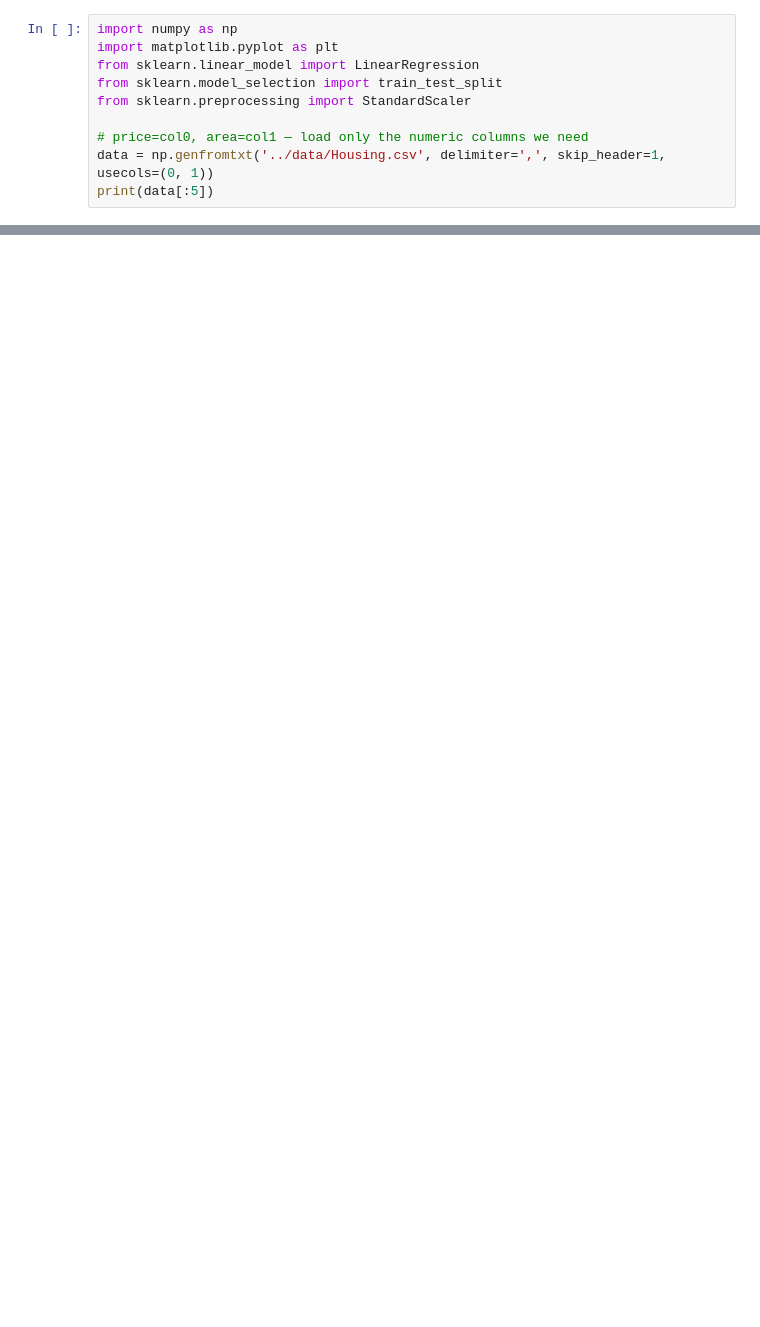
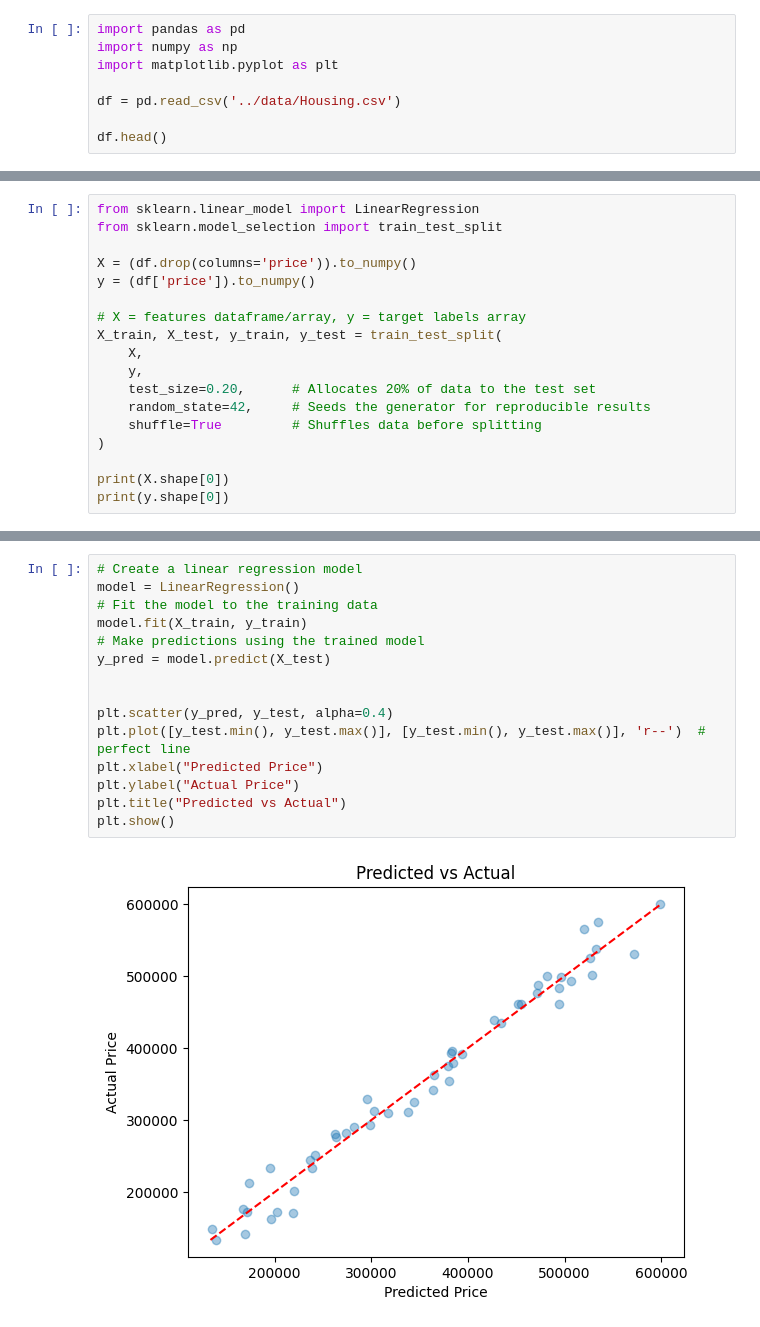
Before and after one commit to ilijahristov/machine-learning, a Jupyter notebook: feature_scaling/feature_scaling.ipynb, the cells around one changed output, grey strips where cells are left out. Saved outputs shown, nothing was run; the diff lists cells and outputs as text; blank space fills up the shorter version.

```diff
--- a/feature_scaling/feature_scaling.ipynb
+++ b/feature_scaling/feature_scaling.ipynb
@@ -22,12 +22,10 @@ For Feature Scaling particularly there exist 3 main ways of implementation:
 * Z score Normalization
 * Mean(min-max) normalization
 # %%
+import pandas as pd
 import numpy as np
 import matplotlib.pyplot as plt
-from sklearn.linear_model import LinearRegression
-from sklearn.model_selection import train_test_split
-from sklearn.preprocessing import StandardScaler
 
-# price=col0, area=col1 — load only the numeric columns we need
-data = np.genfromtxt('../data/Housing.csv', delimiter=',', skip_header=1, usecols=(0, 1))
-print(data[:5])
+df = pd.read_csv('../data/Housing.csv')
+
+df.head()
@@ -65,0 +57,18 @@ plt.show()
+# %%
+from sklearn.linear_model import LinearRegression
+from sklearn.model_selection import train_test_split
+
+X = (df.drop(columns='price')).to_numpy()
+y = (df['price']).to_numpy()
+
+# X = features dataframe/array, y = target labels array
+X_train, X_test, y_train, y_test = train_test_split(
+    X,
+    y,
+    test_size=0.20,      # Allocates 20% of data to the test set
+    random_state=42,     # Seeds the generator for reproducible results
+    shuffle=True         # Shuffles data before splitting
+)
+
+print(X.shape[0])
+print(y.shape[0])
@@ -65,0 +78,17 @@ plt.show()
+# %%
+# Create a linear regression model
+model = LinearRegression()
+# Fit the model to the training data
+model.fit(X_train, y_train)
+# Make predictions using the trained model
+y_pred = model.predict(X_test)
+
+
+plt.scatter(y_pred, y_test, alpha=0.4)
+plt.plot([y_test.min(), y_test.max()], [y_test.min(), y_test.max()], 'r--')  # perfect line
+plt.xlabel("Predicted Price")
+plt.ylabel("Actual Price")
+plt.title("Predicted vs Actual")
+plt.show()
+# %% [output]
+[figure, added]
```
Also changed, not shown: parts of 14 cells of this notebook.
